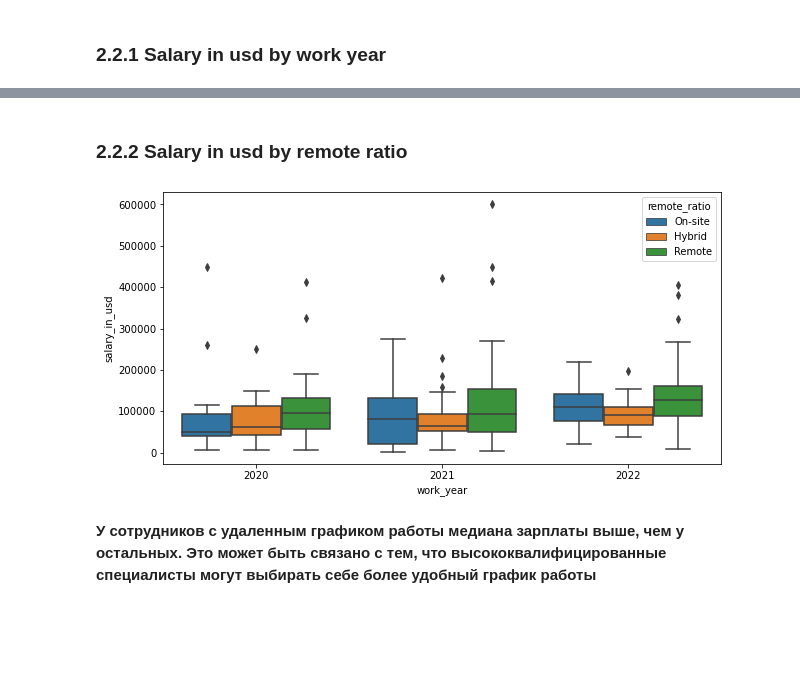
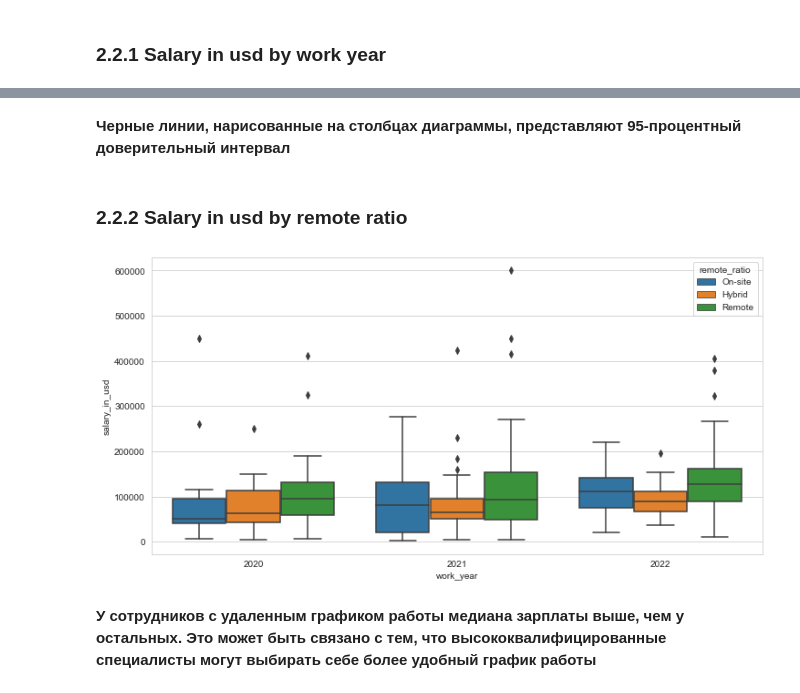
Before and after one commit to Igorm525/DA_projects, a Jupyter notebook: salaries_in_DS.ipynb, the cells around one changed output, grey strips where cells are left out. Drawn from its saved outputs; the diff is of its cells as text; code cells hidden in the pictures; blank space fills up the shorter version.

```diff
--- a/salaries_in_DS.ipynb
+++ b/salaries_in_DS.ipynb
@@ -179,7 +183,8 @@ univariate_plot_1(df = salaries, x="company_location", xlabel="company_location"
 # %% [markdown]
 ### 2.2.1 Salary in usd by work year
 # %%
-plt.figure(figsize=(12,5))
+plt.figure(figsize=(12,8))
+sns.set_style("whitegrid")
 sns.boxplot(x = salaries['work_year'], y = salaries['salary_in_usd'],hue=salaries['experience_level'])
 plt.show()
 # %% [output]
@@ -189,11 +204,13 @@ plt.show()
+# %% [markdown]
+**Черные линии, нарисованные на столбцах диаграммы, представляют 95-процентный доверительный интервал**
 # %% [markdown]
 ### 2.2.2 Salary in usd by remote ratio
 # %%
-plt.figure(figsize=(10,5))
+plt.figure(figsize=(12,6))
 sns.boxplot(x = salaries['work_year'], y = salaries['salary_in_usd'],hue=salaries['remote_ratio'])
 plt.show()
 # %% [output]
-[figure, old version]
+[figure, new version]
 # %% [markdown]
 **У сотрудников с удаленным графиком работы медиана зарплаты выше, чем у остальных. Это может быть связано с тем, что высококвалифицированные специалисты могут выбирать себе более удобный график работы**
 # %% [markdown]
```
Also changed, not shown: parts of 22 cells of this notebook.
